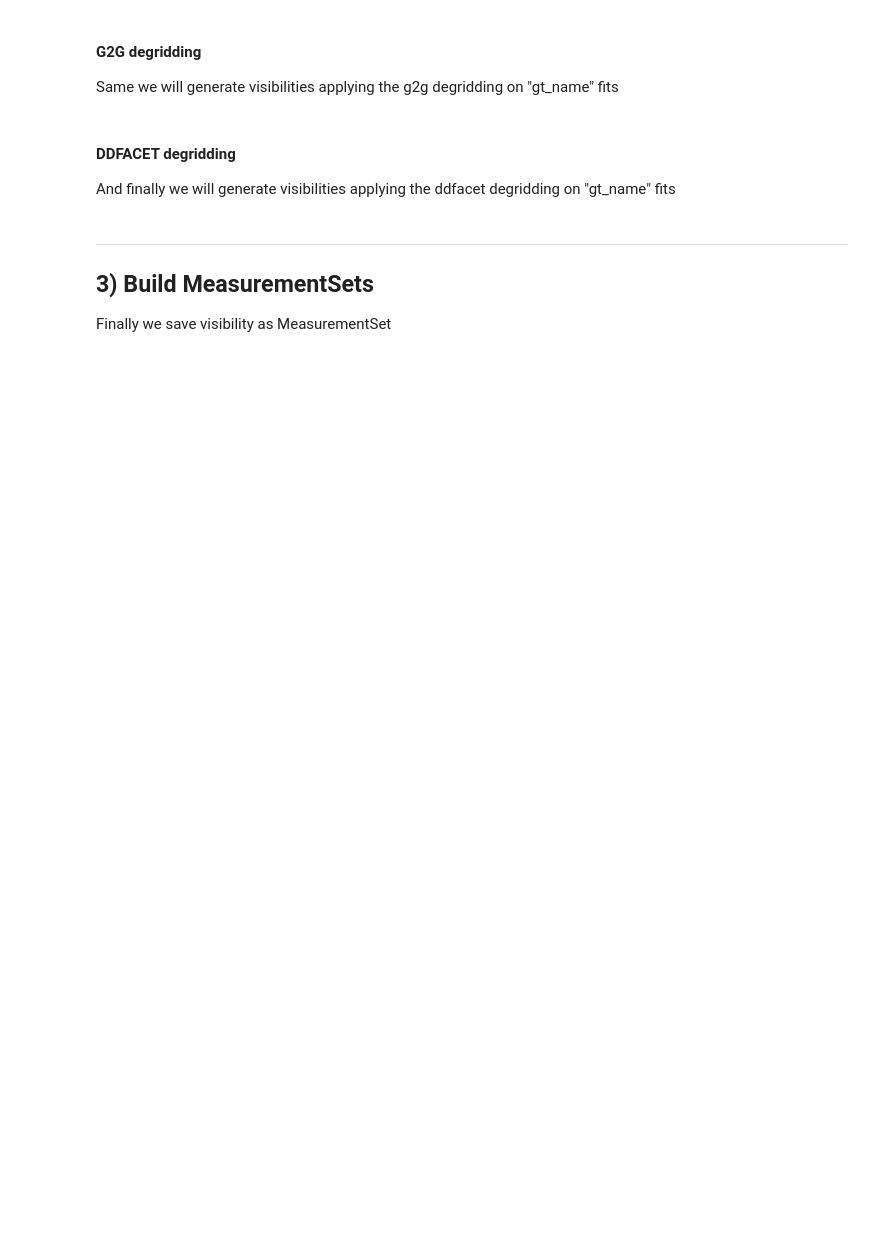
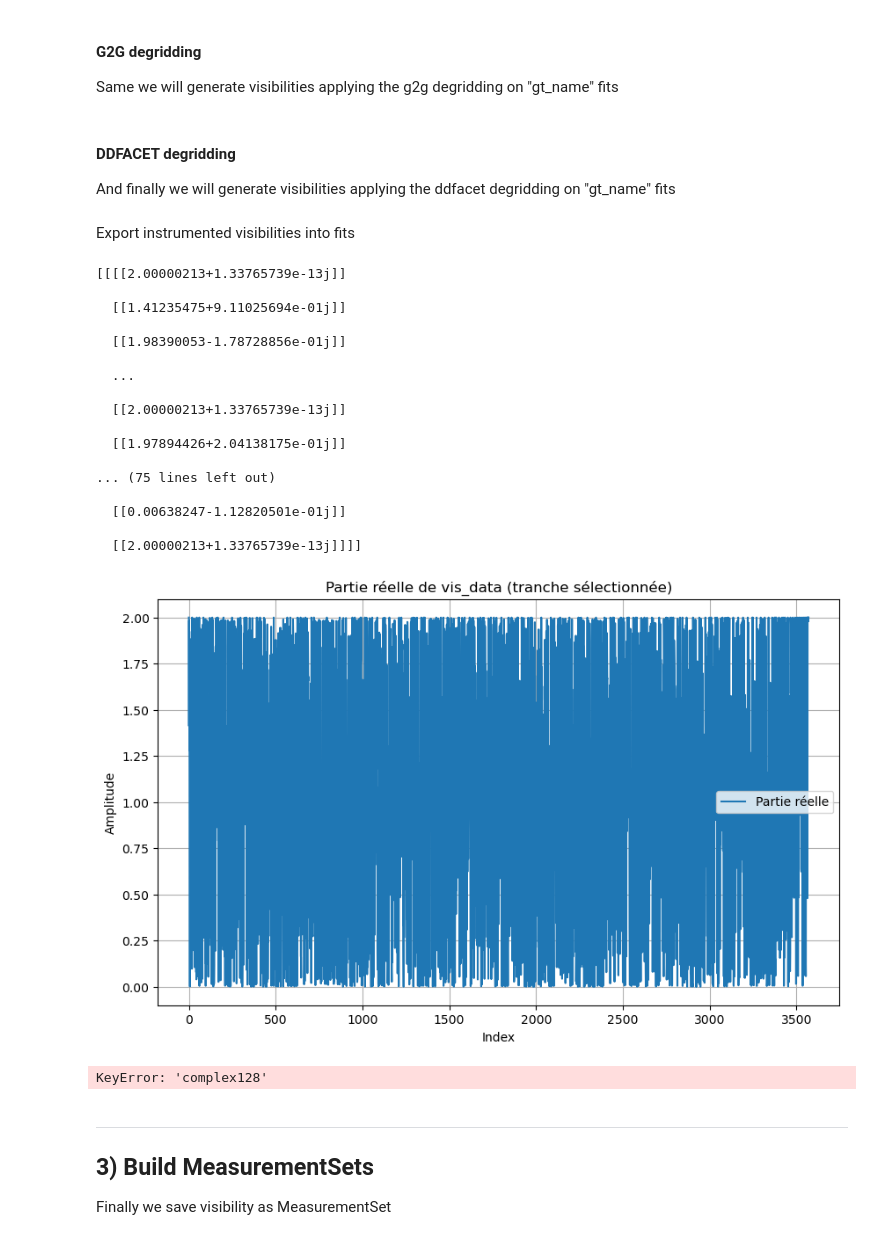
Before and after one commit to Ophelie-Renaud/measurementset-simulator, a Jupyter notebook: fits_to_vis.ipynb, the cells around one changed output. Saved outputs shown, nothing was run; the diff lists cells and outputs as text; code cells hidden in the pictures; blank space fills up the shorter version.

```diff
--- a/fits_to_vis.ipynb
+++ b/fits_to_vis.ipynb
@@ -706,6 +709,80 @@ Same we will generate visibilities applying the g2g degridding on "gt_name" fits
 And finally we will generate visibilities applying the ddfacet degridding on "gt_name" fits
 # %%
 # todo
+# %% [markdown]
+Export instrumented visibilities into fits
+# %%
+# Créer un dossier pour les fits des visibilité instrumenté
+output_dir = "instrumented_vis_fits"
+os.makedirs(output_dir, exist_ok=True)
+
+def get_fits_header():
+    with fits.open("SGRA_full_gt.fits") as hdulist:
+        header = hdulist[0].header
+    return header
+
+header = get_fits_header()
+
+for freq in freqs:
+    output_vis_name = os.path.join(output_dir, f"vis_{freq:.2f}MHz.fits")
+
+    # Conversion du dataset Xarray en numpy array
+    vis_data = visibilities_dict[freq].vis.to_numpy()  # Assure que 'vis' est bien un DataArray
+    print(vis_data)
+
+    vis_data_slice = vis_data[0, :, 0, 0]  # Cela peut varier selon la structure de vos données
+
+    # Affichage de la partie réelle de la tranche sélectionnée
+    plt.figure(figsize=(10, 6))
+    plt.plot(np.real(vis_data_slice), label="Partie réelle")
+    plt.title("Partie réelle de vis_data (tranche sélectionnée)")
+    plt.xlabel("Index")
+    plt.ylabel("Amplitude")
+    plt.legend()
+    plt.grid(True)
+    plt.show()
+
+    #convertir dans l'espace de fourrier
+    fourier_data = np.fft.fft(vis_data)
+
+    hdu = fits.PrimaryHDU(fourier_data, header=header)
+    hdu.writeto(output_vis_name, overwrite=True)
+
+
+
+    print(f"Fichier enregistré : {output_vis_name}.")
+
+    gt_freq={}
+    gt_freq[freq] = readFits(output_vis_name)
+    npix = np.max(gt.shape)
+
+    cmap='turbo'
+
+import matplotlib.pyplot as plt
+import numpy as np
+
+# Supposons que visibilities_dict contient les visibilités
+#for freq, vis in visibilities_dict.items():
+# %% [output]
+[[[[2.00000213+1.33765739e-13j]]
+
+  [[1.41235475+9.11025694e-01j]]
+
+  [[1.98390053-1.78728856e-01j]]
+
+  ...
+
+  [[2.00000213+1.33765739e-13j]]
+
+  [[1.97894426+2.04138175e-01j]]
+
+... (75 lines left out)
+
+  [[0.00638247-1.12820501e-01j]]
+
+  [[2.00000213+1.33765739e-13j]]]]
+[figure, added]
+KeyError: 'complex128'
 # %% [markdown]
 ---
 ## 3) Build MeasurementSets
```
Also changed, not shown: parts of 6 cells of this notebook, 11 other files.
